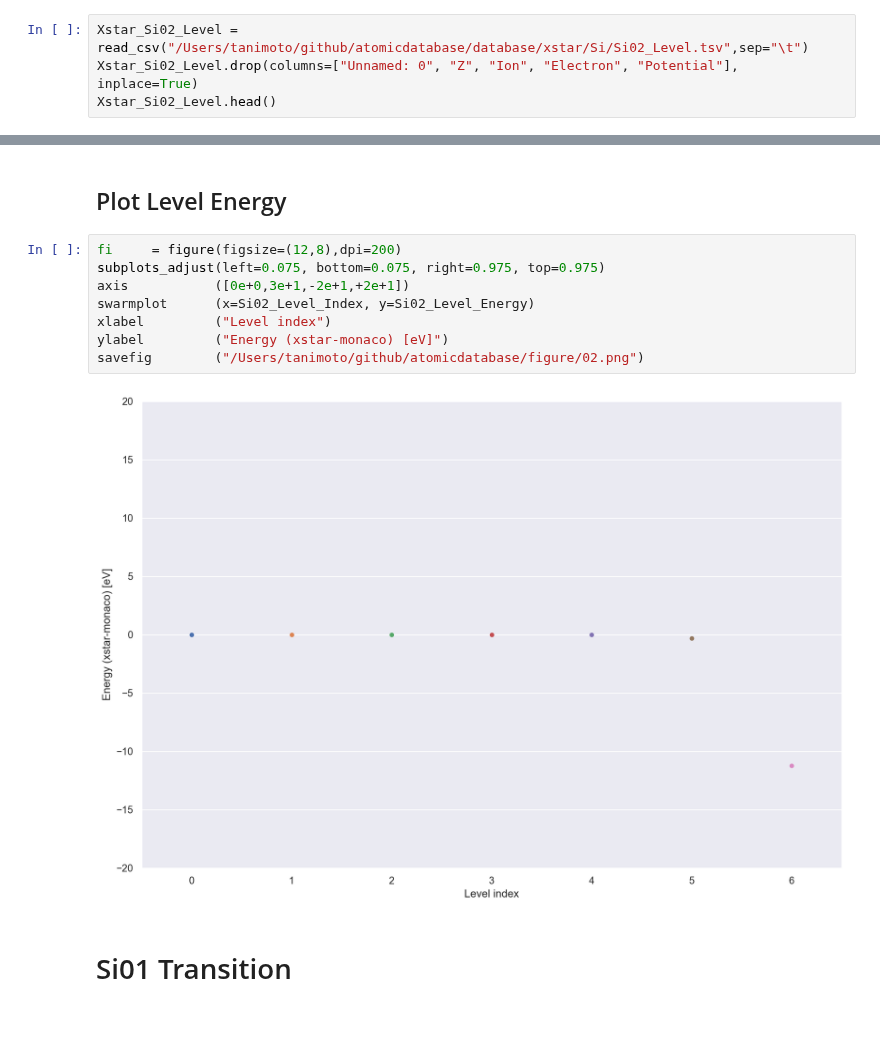
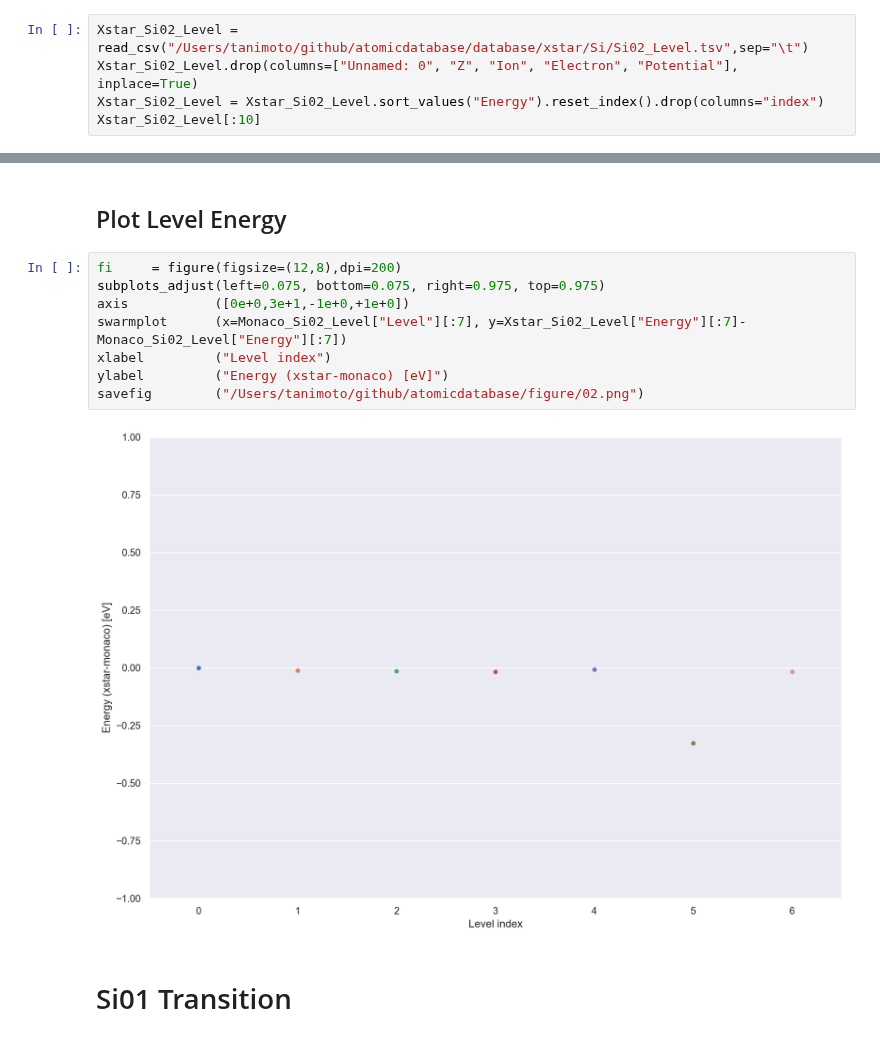
Before and after one commit to AtsushiTanimoto/AtomicDatabase, a Jupyter notebook: code/comparison/comparison.ipynb, the cells around one changed output, grey strips where cells are left out. Saved outputs shown, nothing was run; the diff lists cells and outputs as text.

```diff
--- a/code/comparison/comparison.ipynb
+++ b/code/comparison/comparison.ipynb
@@ -123,7 +112,8 @@ Monaco_Si02_Level
 # %%
 Xstar_Si02_Level = read_csv("/Users/tanimoto/github/atomicdatabase/database/xstar/Si/Si02_Level.tsv",sep="\t")
 Xstar_Si02_Level.drop(columns=["Unnamed: 0", "Z", "Ion", "Electron", "Potential"], inplace=True)
-Xstar_Si02_Level.head()
+Xstar_Si02_Level = Xstar_Si02_Level.sort_values("Energy").reset_index().drop(columns="index")
+Xstar_Si02_Level[:10]
 # %% [output]
 |  | Level | N | L | 2S+1 | 2J+1 | Energy | Configuration |
 | 0 | 1 | 1 | 0 | 1 | 1 | 0.000 | 1s2.1S_0 |
@@ -149,13 +131,13 @@ for i in range(7):
 # %%
 fi     = figure(figsize=(12,8),dpi=200)
 subplots_adjust(left=0.075, bottom=0.075, right=0.975, top=0.975)
-axis           ([0e+0,3e+1,-2e+1,+2e+1])
-swarmplot      (x=Si02_Level_Index, y=Si02_Level_Energy)
+axis           ([0e+0,3e+1,-1e+0,+1e+0])
+swarmplot      (x=Monaco_Si02_Level["Level"][:7], y=Xstar_Si02_Level["Energy"][:7]-Monaco_Si02_Level["Energy"][:7])
 xlabel         ("Level index")
 ylabel         ("Energy (xstar-monaco) [eV]")
 savefig        ("/Users/tanimoto/github/atomicdatabase/figure/02.png")
 # %% [output]
-[figure, old version]
+[figure, new version]
 # %% [markdown]
 # Si01 Transition
 # %%
```
Also changed, not shown: parts of 19 cells of this notebook, 6 other files.
